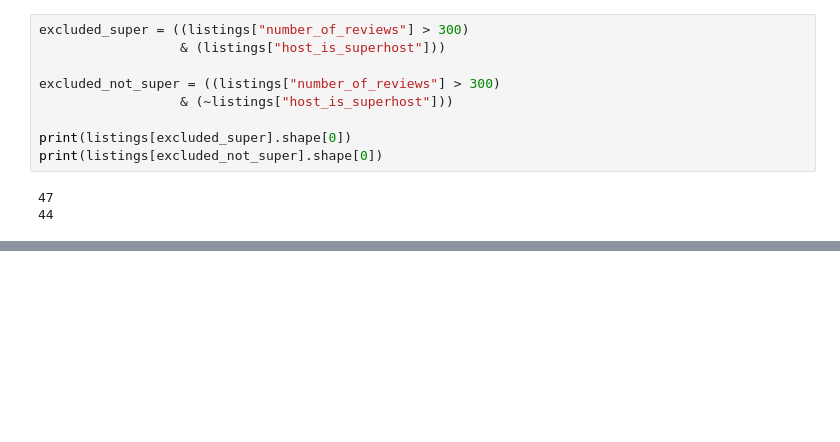
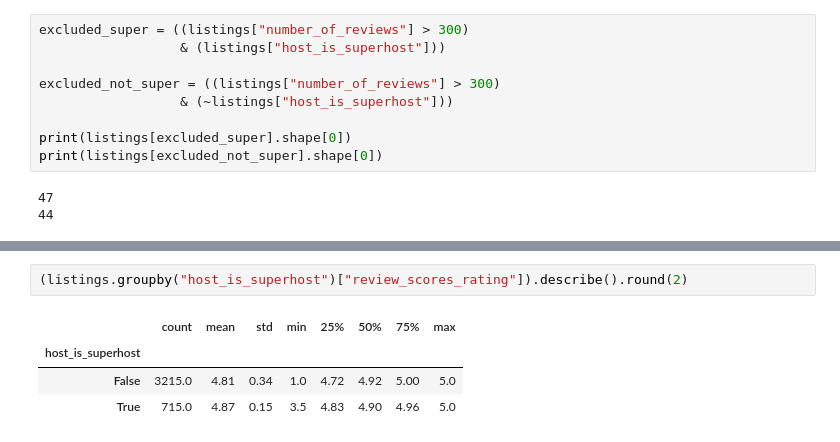
Before and after one commit to ChrisLofgreen/LABS_26-27, a Jupyter notebook: Data analysis/lab7.ipynb, the cells around one changed output, grey strips where cells are left out. Saved outputs shown, nothing was run; the diff lists cells and outputs as text; blank space fills up the shorter version.

```diff
--- a/Data analysis/lab7.ipynb
+++ b/Data analysis/lab7.ipynb
@@ -111,0 +163,7 @@ plt.show()
+# %%
+(listings.groupby("host_is_superhost")["review_scores_rating"]).describe().round(2)
+# %% [output]
+|  | count | mean | std | min | 25% | 50% | 75% | max |
+| host_is_superhost |  |  |  |  |  |  |  |  |
+| False | 3215.0 | 4.81 | 0.34 | 1.0 | 4.72 | 4.92 | 5.00 | 5.0 |
+| True | 715.0 | 4.87 | 0.15 | 3.5 | 4.83 | 4.90 | 4.96 | 5.0 |
```
Also changed, not shown: parts of 8 cells of this notebook.
